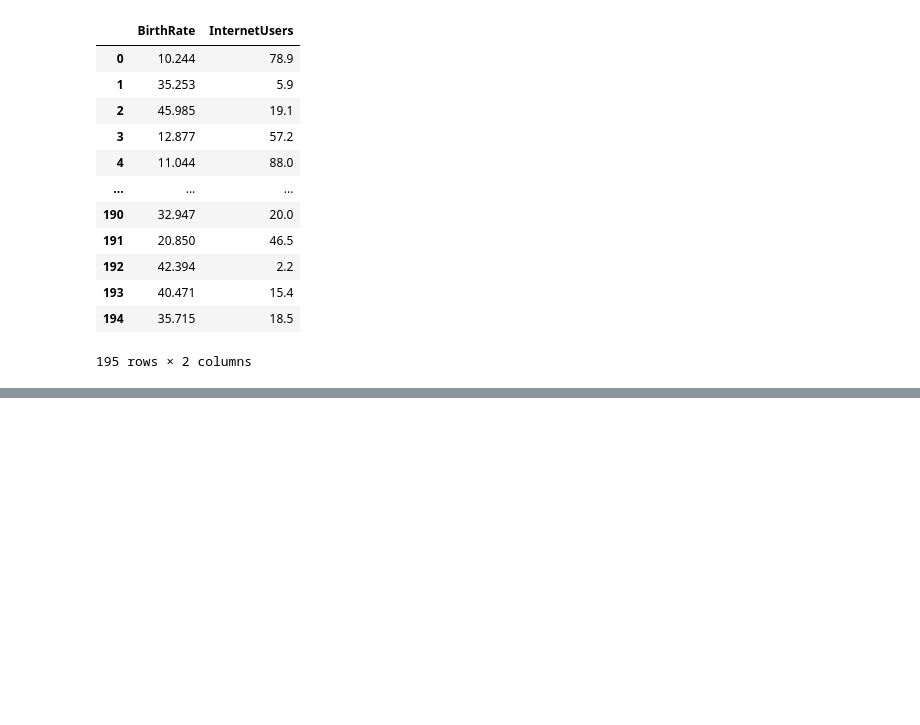
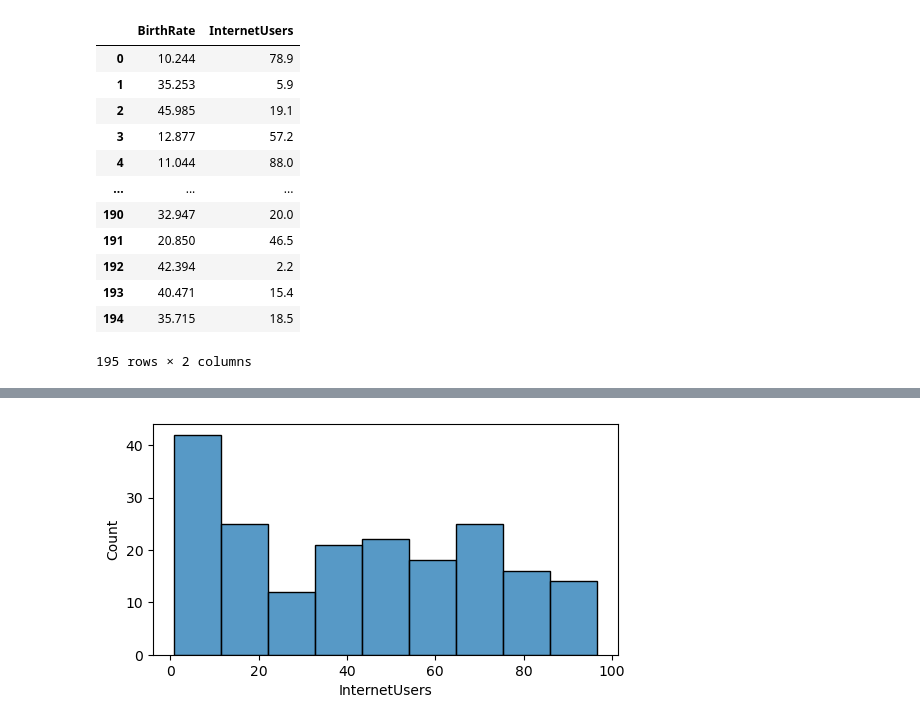
Before and after one commit to nipunrk/FSDS-GENERATIVE-AI-AGENTIC-AI-AI-EXPERT-DATASCIENTIC-FOR-BFSI-DOMAIN-ACROOS-GLOBLA-MARKET, a Jupyter notebook: Pandas.ipynb, the cells around one changed output, grey strips where cells are left out. Cells and saved outputs as stored; diff of their text form; code cells hidden in the pictures; blank space fills up the shorter version.

```diff
--- a/Pandas.ipynb
+++ b/Pandas.ipynb
@@ -243,0 +504,4 @@ df_num
+# %%
+vis2 =sns.histplot(df['InternetUsers'])
+# %% [output]
+[figure, added]
```
Also changed, not shown: parts of 35 cells of this notebook.
